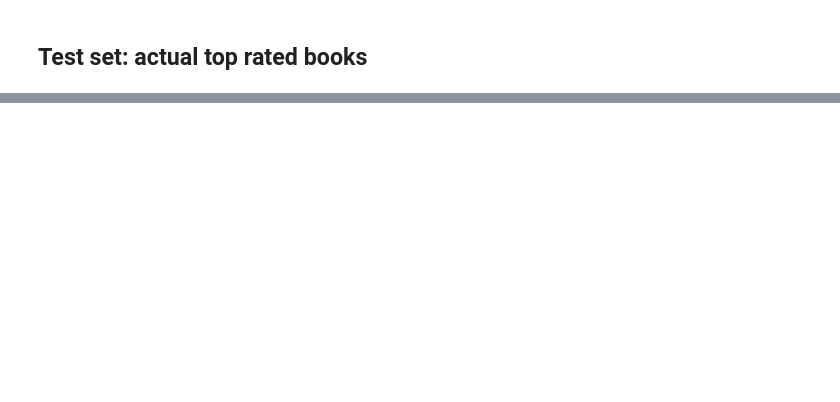
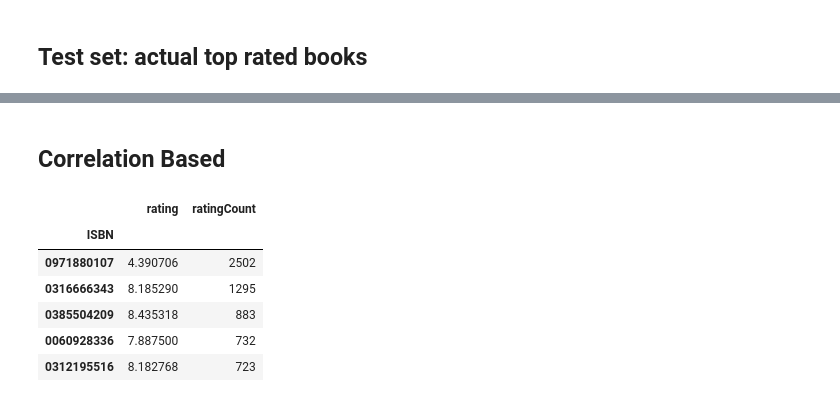
Before and after one commit to IfrazQazi/Book-Recommendation-System, a Jupyter notebook: Book_Recommendation_system.ipynb, the cells around one changed output, grey strips where cells are left out. Saved outputs shown, nothing was run; the diff lists cells and outputs as text; code cells hidden in the pictures; blank space fills up the shorter version.

```diff
--- a/Book_Recommendation_system.ipynb
+++ b/Book_Recommendation_system.ipynb
@@ -1137,0 +1230,2 @@ df_user[df_user['pred_rating'].notna()].sort_values('rating', ascending=False).h
+# %% [markdown]
+## **Correlation Based**
@@ -1137,0 +1241,12 @@ df_user[df_user['pred_rating'].notna()].sort_values('rating', ascending=False).h
+# %%
+average_rating = pd.DataFrame(dataset.groupby('ISBN')['rating'].mean())
+average_rating['ratingCount'] = pd.DataFrame(ratings.groupby('ISBN')['rating'].count())
+average_rating.sort_values('ratingCount', ascending=False).head()
+# %% [output]
+|  | rating | ratingCount |
+| ISBN |  |  |
+| 0971880107 | 4.390706 | 2502 |
+| 0316666343 | 8.185290 | 1295 |
+| 0385504209 | 8.435318 | 883 |
+| 0060928336 | 7.887500 | 732 |
+| 0312195516 | 8.182768 | 723 |
```
Also changed, not shown: parts of 23 cells of this notebook.
